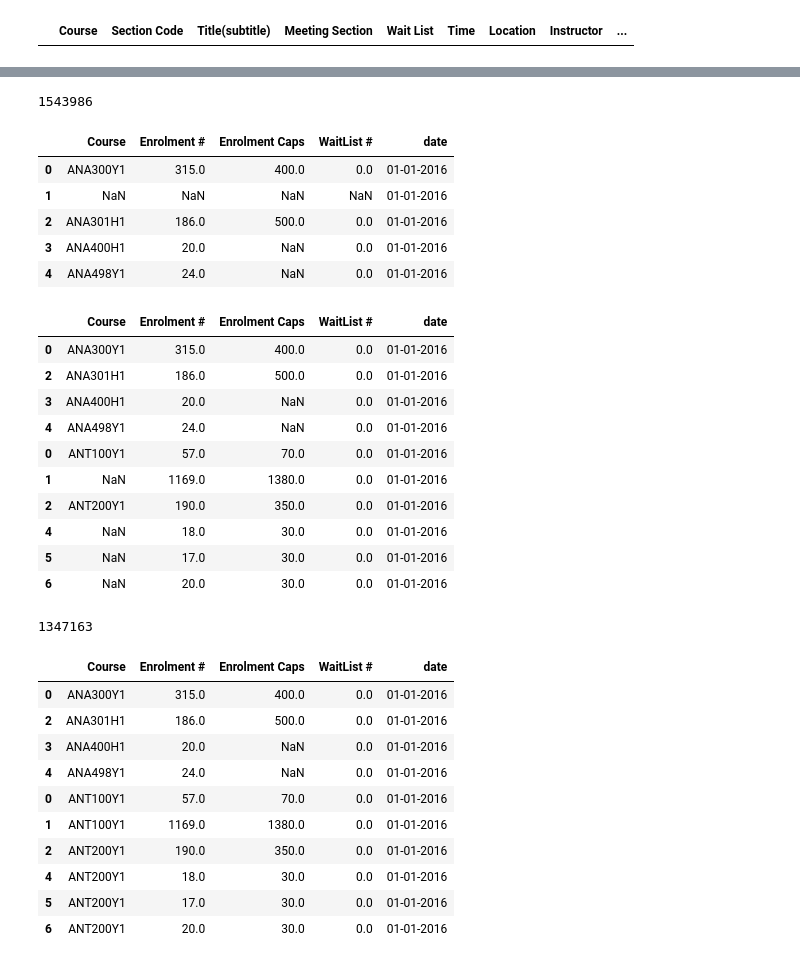
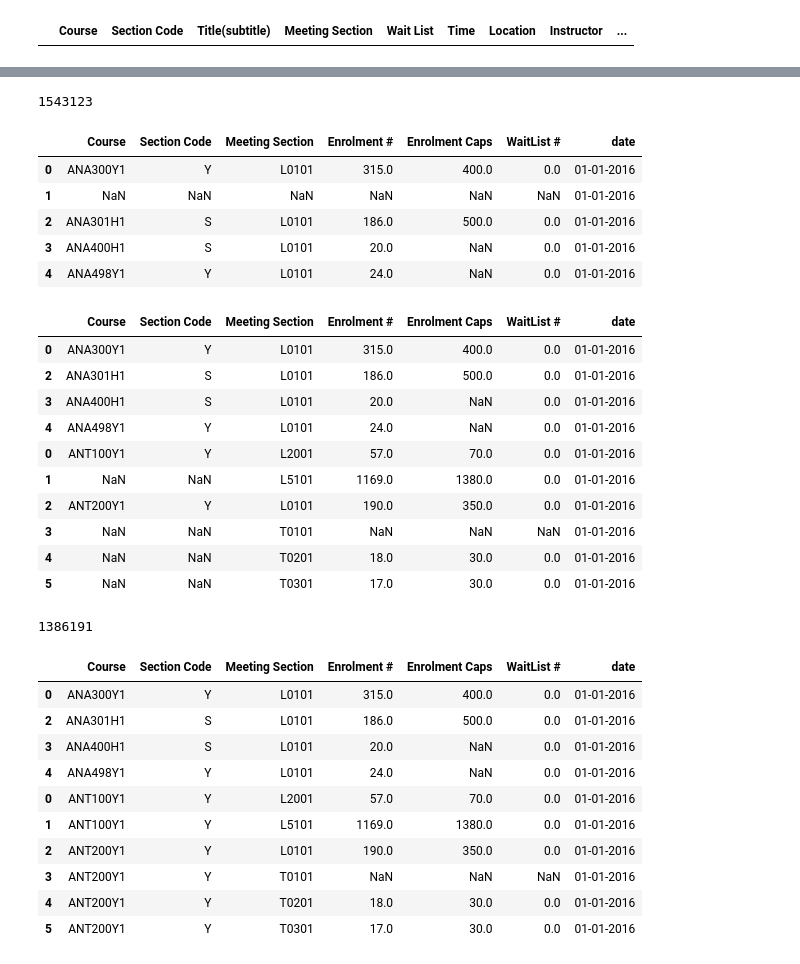
Before and after one commit to FinnLandLab/Python-Data-Analysis-On-Course-Enrolment, a Jupyter notebook: analysis_notebook.ipynb, the cells around one changed output, grey strips where cells are left out. Drawn from its saved outputs; the diff is of its cells as text; code cells hidden in the pictures.

Commit message:
Finish cleaning data. Started visualization

```diff
--- a/analysis_notebook.ipynb
+++ b/analysis_notebook.ipynb
@@ -58,6 +60,6 @@ temp_path
 # %%
 # Split using slash and get middle item (i.e. the date)
-temp_date = temp_path.split('/')[1]
+temp_date = temp_path.split('\\')[1]
 temp_date
 # %% [output]
 '01-01-2016'
@@ -91,13 +93,13 @@ for path in path_list:
     temp_df = pd.read_csv(path, header=0, index_col=None)
 
     # Add the date column to the DataFrame
-    temp_df['date'] = path.split('/')[1]
+    temp_df['date'] = path.split('\\')[1]
 
     df_list.append(temp_df)
 
 
 combined_df = pd.concat(df_list)
-combined_df.to_csv("combined_data2.csv", index=False)
+combined_df.to_csv("combined_data.csv", index=False)
 # %%
 # Table might have a couple extra columns due to slight column name differences between tables. We only care about
 # the enrolment numbers, and the column names were consistent for all tables.
@@ -114,21 +115,21 @@ combined_df.head()
 # Total number of rows
 len(combined_df)
 # %% [output]
-1543986
+1543123
 # %%
 # Remove unneeded columns. Since there are a lot of columns, it's easier to simply select the columns that we need
 # Creating a new DataFrame since it took a couple minutes to generate the previous one.
 
-needed_cols = ['Course', 'Enrolment #', 'Enrolment Caps', 'WaitList #', 'date']
+needed_cols = ['Course', 'Section Code', 'Meeting Section', 'Enrolment #', 'Enrolment Caps', 'WaitList #', 'date']
 new_df = combined_df[needed_cols]
 new_df.head()
 # %% [output]
-|  | Course | Enrolment # | Enrolment Caps | WaitList # | date |
-| 0 | ANA300Y1 | 315.0 | 400.0 | 0.0 | 01-01-2016 |
-| 1 | NaN | NaN | NaN | NaN | 01-01-2016 |
-| 2 | ANA301H1 | 186.0 | 500.0 | 0.0 | 01-01-2016 |
-| 3 | ANA400H1 | 20.0 | NaN | 0.0 | 01-01-2016 |
-| 4 | ANA498Y1 | 24.0 | NaN | 0.0 | 01-01-2016 |
+|  | Course | Section Code | Meeting Section | Enrolment # | Enrolment Caps | WaitList # | date |
+| 0 | ANA300Y1 | Y | L0101 | 315.0 | 400.0 | 0.0 | 01-01-2016 |
+| 1 | NaN | NaN | NaN | NaN | NaN | NaN | 01-01-2016 |
+| 2 | ANA301H1 | S | L0101 | 186.0 | 500.0 | 0.0 | 01-01-2016 |
+| 3 | ANA400H1 | S | L0101 | 20.0 | NaN | 0.0 | 01-01-2016 |
+| 4 | ANA498Y1 | Y | L0101 | 24.0 | NaN | 0.0 | 01-01-2016 |
 # %%
 # Some rows will have all NaN values (With exception of date column). This is because the row provided information
 # about a course that was in a column that was removed. These rows are no longer needed.
@@ -140,40 +141,40 @@ new_df = new_df.dropna(subset=new_df.columns.values[:-1], how='all')
 # Some courses don't have enrolment Caps. So it is fine to have them as Nan.
 new_df.head(10)
 # %% [output]
-|  | Course | Enrolment # | Enrolment Caps | WaitList # | date |
-| 0 | ANA300Y1 | 315.0 | 400.0 | 0.0 | 01-01-2016 |
-| 2 | ANA301H1 | 186.0 | 500.0 | 0.0 | 01-01-2016 |
-| 3 | ANA400H1 | 20.0 | NaN | 0.0 | 01-01-2016 |
-| 4 | ANA498Y1 | 24.0 | NaN | 0.0 | 01-01-2016 |
-| 0 | ANT100Y1 | 57.0 | 70.0 | 0.0 | 01-01-2016 |
-| 1 | NaN | 1169.0 | 1380.0 | 0.0 | 01-01-2016 |
-| 2 | ANT200Y1 | 190.0 | 350.0 | 0.0 | 01-01-2016 |
-| 4 | NaN | 18.0 | 30.0 | 0.0 | 01-01-2016 |
-| 5 | NaN | 17.0 | 30.0 | 0.0 | 01-01-2016 |
-| 6 | NaN | 20.0 | 30.0 | 0.0 | 01-01-2016 |
+|  | Course | Section Code | Meeting Section | Enrolment # | Enrolment Caps | WaitList # | date |
+| 0 | ANA300Y1 | Y | L0101 | 315.0 | 400.0 | 0.0 | 01-01-2016 |
+| 2 | ANA301H1 | S | L0101 | 186.0 | 500.0 | 0.0 | 01-01-2016 |
+| 3 | ANA400H1 | S | L0101 | 20.0 | NaN | 0.0 | 01-01-2016 |
+| 4 | ANA498Y1 | Y | L0101 | 24.0 | NaN | 0.0 | 01-01-2016 |
+| 0 | ANT100Y1 | Y | L2001 | 57.0 | 70.0 | 0.0 | 01-01-2016 |
+| 1 | NaN | NaN | L5101 | 1169.0 | 1380.0 | 0.0 | 01-01-2016 |
+| 2 | ANT200Y1 | Y | L0101 | 190.0 | 350.0 | 0.0 | 01-01-2016 |
+| 3 | NaN | NaN | T0101 | NaN | NaN | NaN | 01-01-2016 |
+| 4 | NaN | NaN | T0201 | 18.0 | 30.0 | 0.0 | 01-01-2016 |
+| 5 | NaN | NaN | T0301 | 17.0 | 30.0 | 0.0 | 01-01-2016 |
 # %%
 # Total number of rows
 len(new_df)
 # %% [output]
-1347163
+1386191
 # %%
 # Some courses have NaN values. This is because that row still corresponds to the first non-NaN value above it.
 # The row is supposed to represent a different secetion of the same course.
 
 # Lets replace all the NaN values in the Course column with the first non-NaN value above it to get a correct
 # representation of the data.
-new_df['Course'].fillna(method='ffill', inplace=True)
+new_df[['Course', 'Section Code', 'Meeting Section']] = new_df[['Course', 'Section Code', 'Meeting Section']].fillna(method='ffill')
 
 new_df.head(10)
 # %% [output]
-|  | Course | Enrolment # | Enrolment Caps | WaitList # | date |
-| 0 | ANA300Y1 | 315.0 | 400.0 | 0.0 | 01-01-2016 |
-| 2 | ANA301H1 | 186.0 | 500.0 | 0.0 | 01-01-2016 |
-| 3 | ANA400H1 | 20.0 | NaN | 0.0 | 01-01-2016 |
-| 4 | ANA498Y1 | 24.0 | NaN | 0.0 | 01-01-2016 |
-| 0 | ANT100Y1 | 57.0 | 70.0 | 0.0 | 01-01-2016 |
-| 1 | ANT100Y1 | 1169.0 | 1380.0 | 0.0 | 01-01-2016 |
-| 2 | ANT200Y1 | 190.0 | 350.0 | 0.0 | 01-01-2016 |
-| 4 | ANT200Y1 | 18.0 | 30.0 | 0.0 | 01-01-2016 |
-| 5 | ANT200Y1 | 17.0 | 30.0 | 0.0 | 01-01-2016 |
-| 6 | ANT200Y1 | 20.0 | 30.0 | 0.0 | 01-01-2016 |
+|  | Course | Section Code | Meeting Section | Enrolment # | Enrolment Caps | WaitList # | date |
+| 0 | ANA300Y1 | Y | L0101 | 315.0 | 400.0 | 0.0 | 01-01-2016 |
+| 2 | ANA301H1 | S | L0101 | 186.0 | 500.0 | 0.0 | 01-01-2016 |
+| 3 | ANA400H1 | S | L0101 | 20.0 | NaN | 0.0 | 01-01-2016 |
+| 4 | ANA498Y1 | Y | L0101 | 24.0 | NaN | 0.0 | 01-01-2016 |
+| 0 | ANT100Y1 | Y | L2001 | 57.0 | 70.0 | 0.0 | 01-01-2016 |
+| 1 | ANT100Y1 | Y | L5101 | 1169.0 | 1380.0 | 0.0 | 01-01-2016 |
+| 2 | ANT200Y1 | Y | L0101 | 190.0 | 350.0 | 0.0 | 01-01-2016 |
+| 3 | ANT200Y1 | Y | T0101 | NaN | NaN | NaN | 01-01-2016 |
+| 4 | ANT200Y1 | Y | T0201 | 18.0 | 30.0 | 0.0 | 01-01-2016 |
+| 5 | ANT200Y1 | Y | T0301 | 17.0 | 30.0 | 0.0 | 01-01-2016 |
```
Also changed, not shown: parts of 20 cells of this notebook.
